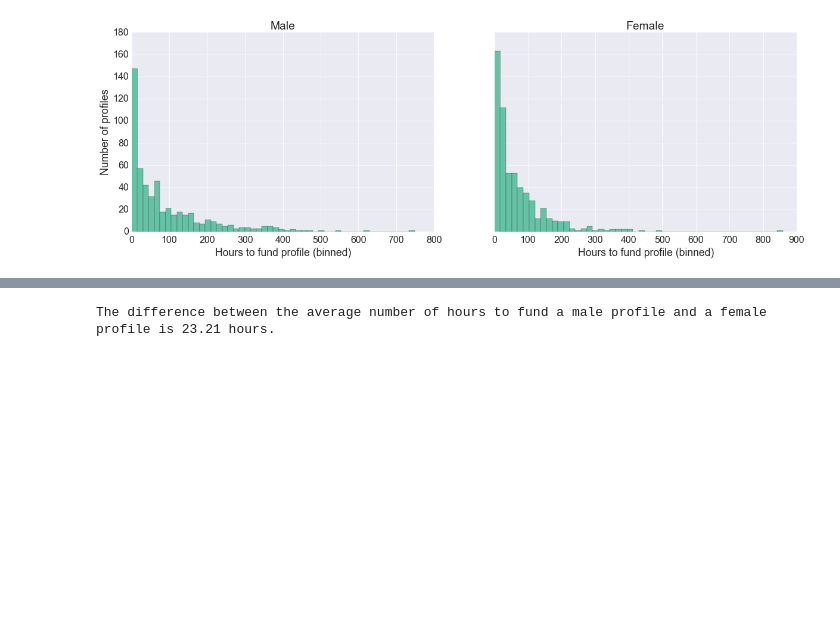
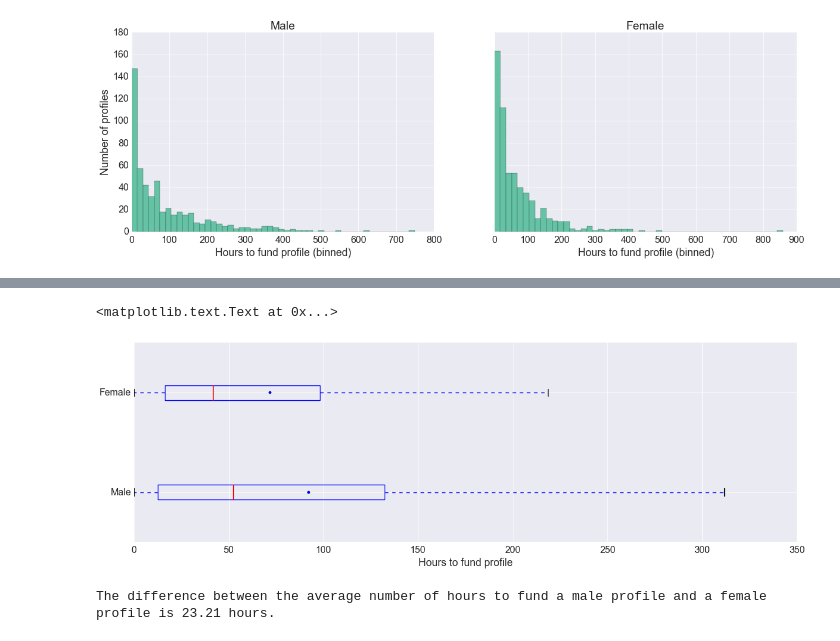
Before and after one commit to alifar76/stats-tests, a Jupyter notebook: frequentist (short version).ipynb, the cells around one changed output, grey strips where cells are left out. Cells and saved outputs as stored; diff of their text form; code cells hidden in the pictures; blank space fills up the shorter version.

```diff
--- a/frequentist (short version).ipynb
+++ b/frequentist (short version).ipynb
@@ -73,3 +73,14 @@ plt.xlabel('Hours to fund profile')
+# %%
+plt.boxplot([df.hrs_to_fund[df.gender == 'male'], df.hrs_to_fund[df.gender == 'female'][df.target_amount != 21500]], vert=False, labels=['Male','Female'])
+
+means = [df.hrs_to_fund[df.gender == 'male'].mean(), df.hrs_to_fund[df.gender == 'female'][df.target_amount != 21500].mean()]
+plt.scatter(means, [1,2])
+
+plt.xlim([0,350])
+plt.xlabel('Hours to fund profile')
+# %% [output]
+<matplotlib.text.Text at 0x...>
+[figure, added]
 # %%
 to_print1 = df.hrs_to_fund[df.gender == 'male'].mean() - df.hrs_to_fund[df.gender == 'female'].mean()
 print 'The difference between the average number of hours to fund a male profile and a female profile is {:.2f} hours.'.format(to_print1)
```
Also changed, not shown: parts of 1 cell of this notebook, 1 other file.
